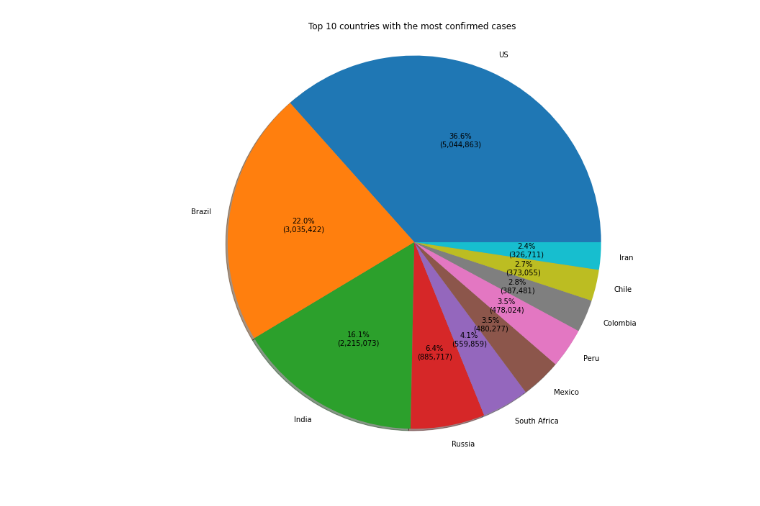
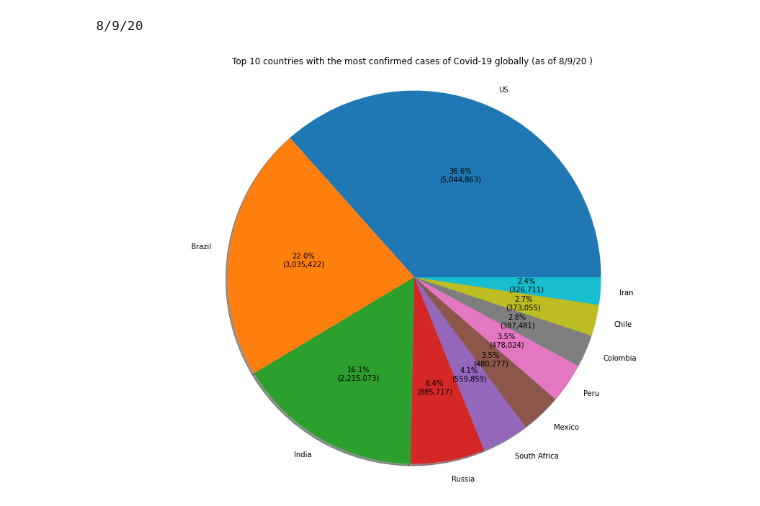
Before and after one commit to Tisks/Covid-Big-Data, a Jupyter notebook: Circular_plot_10_countries.ipynb, the cells around one changed output. Saved outputs shown, nothing was run; the diff lists cells and outputs as text; code cells hidden in the pictures.

```diff
--- a/Circular_plot_10_countries.ipynb
+++ b/Circular_plot_10_countries.ipynb
@@ -57,36 +57,37 @@ def plotingChart(values,labels,title):
     plt.subplots_adjust(1,1,3,3)
     plt.plot(figsize=(20,10))
 
 def pieChartPlot(csvLink, columnsDropped, order, theFirst,groupByColumns,separator,title,topString):
     df=pd.read_csv(csvLink,sep=separator)
     readyDf = preProcessing(df,groupByColumns,columnsDropped,order,theFirst)
     labels = []
     values=[]
     for country in readyDf.values:
       labels.append(country[0])
       values.append(country[1])
     if len(readyDf.values) == 10:
-      plotingChart(values,labels,topString +' 10 ' + title)
+      plotingChart(values,labels,topString +' 10 ' + title + ' (as of '+readyDf.columns[1]+' )' )
     else:
-      plotingChart(values,labels,topString + ' 11 ' + title)
+      plotingChart(values,labels,topString + ' 11 ' + title + ' (as of '+readyDf.columns[1]+' )')
 
 
 
 confirmedWorldWide = 'https://raw.githubusercontent.com/CSSEGISandData/COVID-19/master/csse_covid_19_data/csse_covid_19_time_series/time_series_covid19_confirmed_global.csv'
 deathsWorldWide= 'https://raw.githubusercontent.com/CSSEGISandData/COVID-19/master/csse_covid_19_data/csse_covid_19_time_series/time_series_covid19_deaths_global.csv'
 recoveredWorldWide ='https://raw.githubusercontent.com/CSSEGISandData/COVID-19/master/csse_covid_19_data/csse_covid_19_time_series/time_series_covid19_recovered_global.csv'
 
 droppedColumns =['Province/State', 'Lat', 'Long']
 groupByColumns = 'Country/Region'
 separator = ','
 topString = 'Top'
-confirmedTitle = 'countries with the most confirmed cases'
-deathsTitle = 'countries with most deaths cases'
-recoveredTitle = 'countries with the most recovered cases'
+confirmedTitle = 'countries with the most confirmed cases of Covid-19 globally'
+deathsTitle = 'countries with most deaths cases of Covid-19 globally'
+recoveredTitle = 'countries with the most recovered cases of Covid-19 globally'
 
 
 pieChartPlot(confirmedWorldWide,droppedColumns,False, 10,groupByColumns,separator,confirmedTitle,topString)
 #pieChartPlot(deathsWorldWide,droppedColumns,False, 10,groupByColumns,separator,deathsTitle,topString)
 #pieChartPlot(recoveredWorldWide,droppedColumns,False, 10,groupByColumns,separator,recoveredTitle,topString)
 # %% [output]
+8/9/20
-[figure, old version]
+[figure, new version]
```
